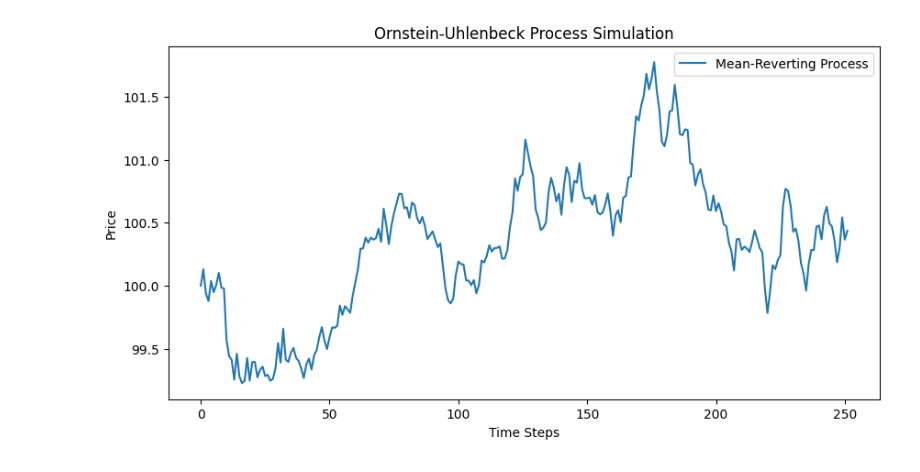
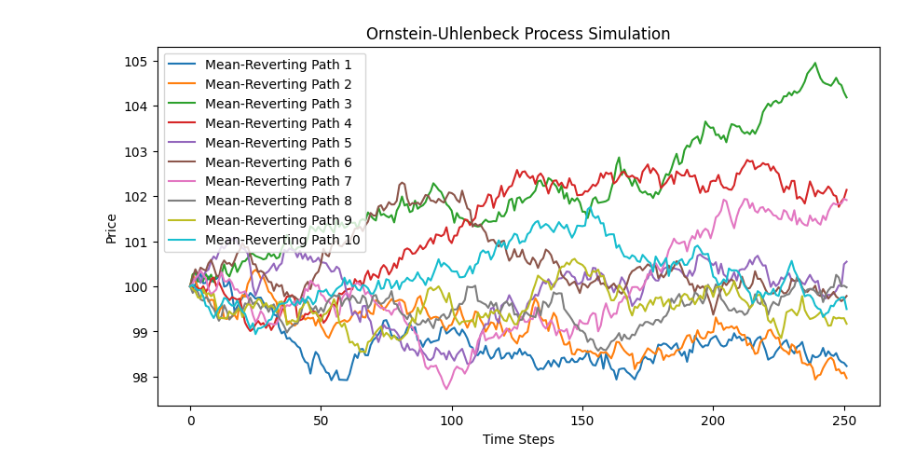
Before and after one commit to tommattoo/Mean-Reverting-Process, a Jupyter notebook: Mean-Reverting Process (Ornstein-Uhlenbeck Model).ipynb, the cells around one changed output. Drawn from its saved outputs; the diff is of its cells as text; code cells hidden in the pictures.

```diff
--- a/Mean-Reverting Process (Ornstein-Uhlenbeck Model).ipynb
+++ b/Mean-Reverting Process (Ornstein-Uhlenbeck Model).ipynb
@@ -1,27 +1,41 @@
 # %%
 import numpy as np
 import matplotlib.pyplot as plt
-# %%
-# Parameters for Mean-Reverting Model (Ornstein-Uhlenbeck Process)
-X0 = 100  # Initial value
-mu = 100  # Long-run mean
-kappa = 0.3  # Mean reversion speed
-sigma = 2  # Volatility
 # %%
-# Simulate Mean-Reverting Process
-X_mr = np.zeros(N)
-X_mr[0] = X0
-W_mr = np.random.randn(N) * np.sqrt(dt)
-for t in range(1, N):
-    X_mr[t] = X_mr[t-1] + kappa * (mu - X_mr[t-1]) * dt + sigma * W_mr[t]
+# Function to simulate Mean-Reverting Process (Ornstein-Uhlenbeck Process)
+def simulate_mean_reverting(X0, mu, kappa, sigma, T, N, num_simulations=1):
+    dt = T / N
+    X_paths = np.zeros((num_simulations, N))
+    for i in range(num_simulations):
+        W = np.random.randn(N) * np.sqrt(dt)
+        X = np.zeros(N)
+        X[0] = X0
+        for t in range(1, N):
+            X[t] = X[t-1] + kappa * (mu - X[t-1]) * dt + sigma * W[t]
+        X_paths[i, :] = X
+    return X_paths
+# %%
+# Parameters
+S0 = 100  # Initial price
+mu = 0.05  # Drift for GBM
+sigma_gbm = 0.2  # Volatility for GBM
+T = 1  # Time horizon (1 year)
+N = 252  # Number of time steps (daily data)
+kappa = 0.3  # Mean reversion speed
+sigma_mr = 2  # Volatility for Mean-Reverting model
+mu_mr = 100  # Long-run mean for Mean-Reverting model
+X0 = 100  # Initial value for Mean-Reverting model
+num_simulations = 10  # Number of paths to simulate
 # %%
-# Plot Mean-Reverting Process
+# Simulate and plot Mean-Reverting Process
+X_mr_paths = simulate_mean_reverting(X0, mu_mr, kappa, sigma_mr, T, N, num_simulations)
 plt.figure(figsize=(10, 5))
-plt.plot(X_mr, label='Mean-Reverting Process')
+for i in range(num_simulations):
+    plt.plot(X_mr_paths[i, :], label=f'Mean-Reverting Path {i+1}')
 plt.title('Ornstein-Uhlenbeck Process Simulation')
 plt.xlabel('Time Steps')
 plt.ylabel('Price')
 plt.legend()
 plt.show()
 # %% [output]
-[figure, old version]
+[figure, new version]
```
Also changed, not shown: parts of 1 cell of this notebook.
